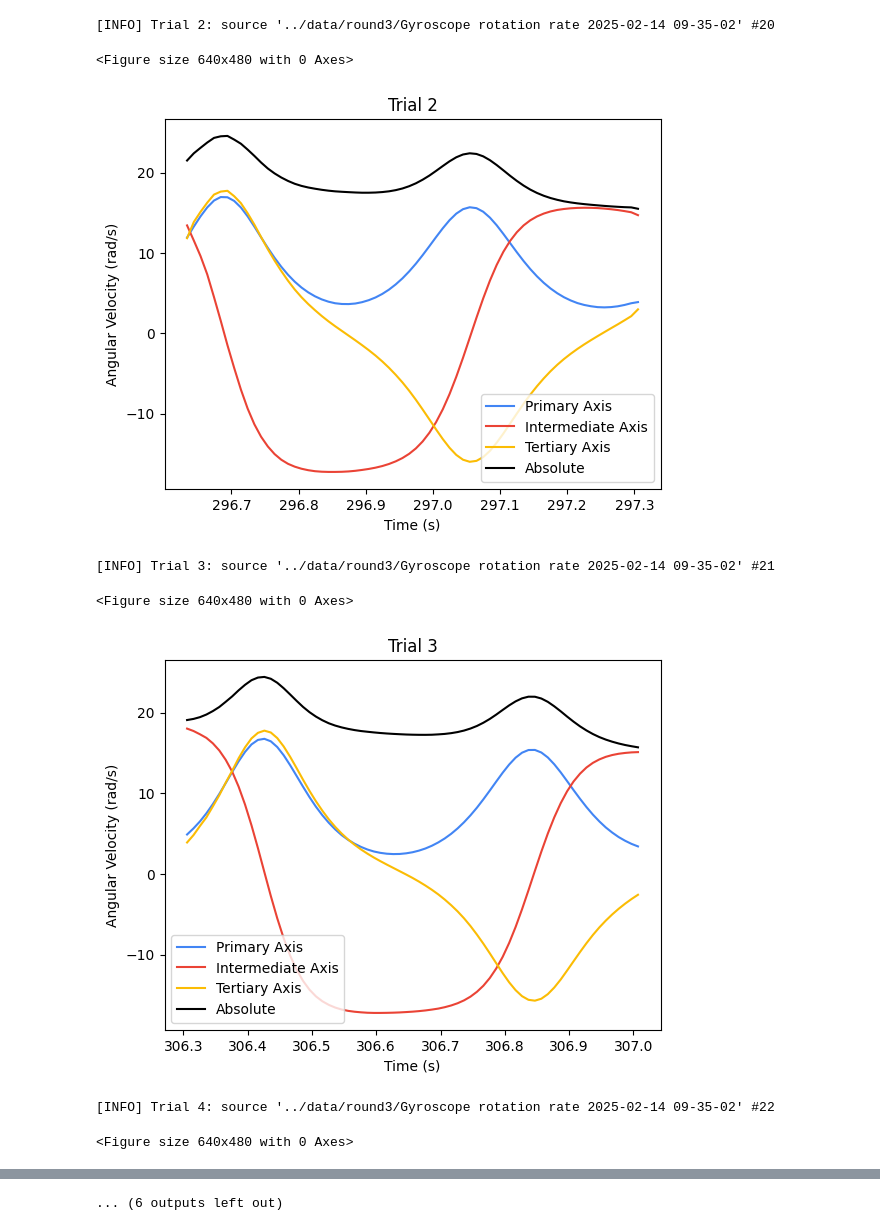
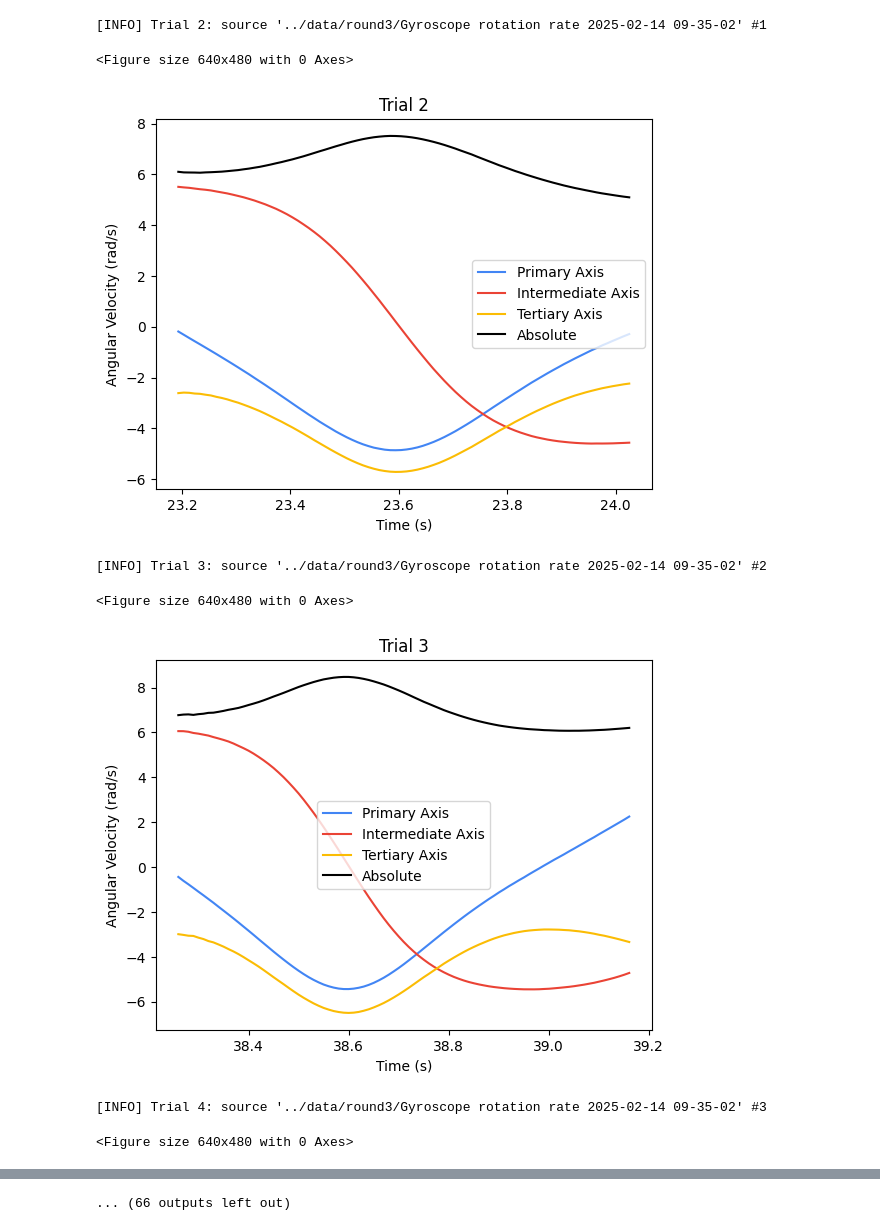
Before and after one commit to fbubbar/sci1-t2, a Jupyter notebook: analyse/round3.ipynb, the cells around one changed output, grey strips where cells are left out. Drawn from its saved outputs; the diff is of its cells as text; code cells hidden in the pictures.

Commit message:
update bounds on round 3 plotting range

```diff
--- a/analyse/round3.ipynb
+++ b/analyse/round3.ipynb
@@ -5,7 +5,9 @@ sys.path.append('..')
 from analyse.prelude import *
 # %%
 trials, meta = load_files('round3')
-plot_trials_w(trials[19:25], meta[19:25])
+
+# plot the first half
+plot_trials_w(trials[:25], meta[:25])
 # %% [output]
 [INFO] Processing '../data/round3/Gyroscope rotation rate 2025-02-14 09-35-02/Raw Data.csv' ...
 [INFO] Processing '../data/round3/Gyroscope rotation rate 2025-02-14 10-47-18/Raw Data.csv' ...
@@ -16,8 +18,8 @@ plot_trials_w(trials[19:25], meta[19:25])
-[INFO] Trial 2: source '../data/round3/Gyroscope rotation rate 2025-02-14 09-35-02' #20
+[INFO] Trial 2: source '../data/round3/Gyroscope rotation rate 2025-02-14 09-35-02' #1
 <Figure size 640x480 with 0 Axes>
-[figure, old version]
+[figure, new version]
-[INFO] Trial 3: source '../data/round3/Gyroscope rotation rate 2025-02-14 09-35-02' #21
+[INFO] Trial 3: source '../data/round3/Gyroscope rotation rate 2025-02-14 09-35-02' #2
 <Figure size 640x480 with 0 Axes>
-[figure, old version]
+[figure, new version]
-[INFO] Trial 4: source '../data/round3/Gyroscope rotation rate 2025-02-14 09-35-02' #22
+[INFO] Trial 4: source '../data/round3/Gyroscope rotation rate 2025-02-14 09-35-02' #3
 <Figure size 640x480 with 0 Axes>
@@ -25,4 +27,4 @@ plot_trials_w(trials[19:25], meta[19:25])
-... (6 outputs left out)
+... (66 outputs left out)
 # %%
 # I = box_moi(*PHONE_DIMS, PHONE_MASS)
 
```
Also changed, not shown: parts of 1 cell of this notebook.
